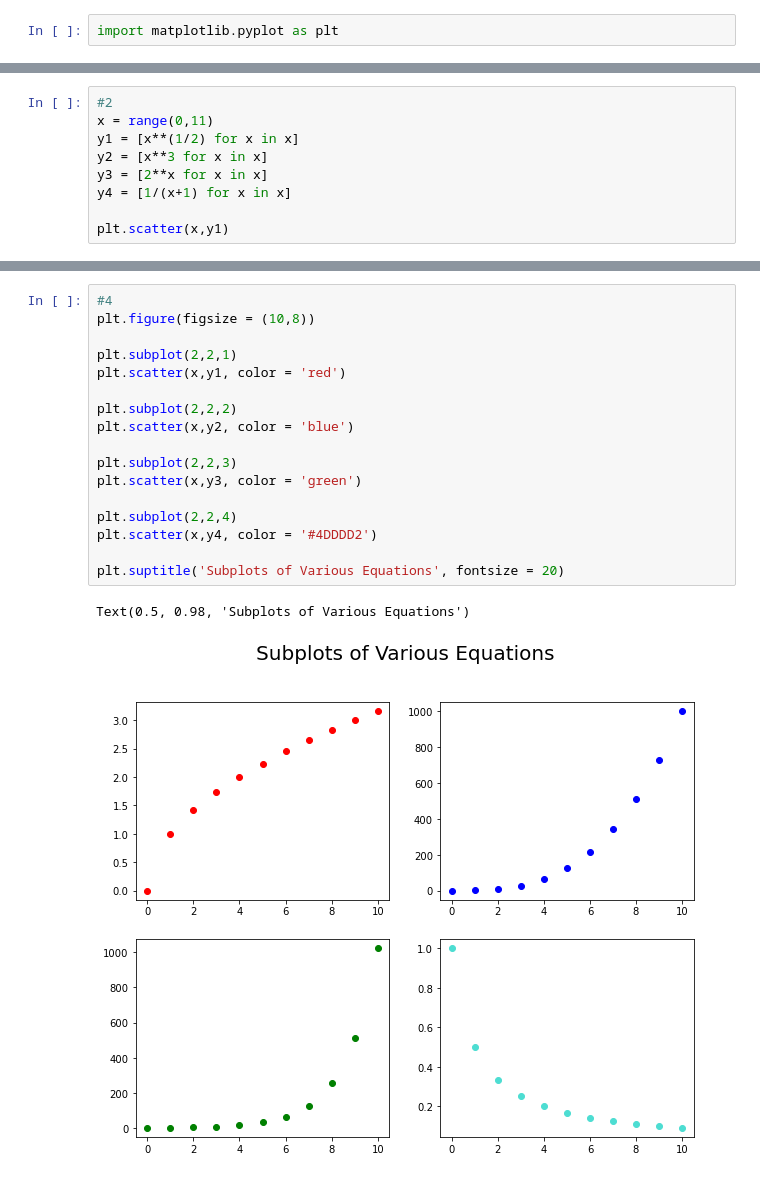
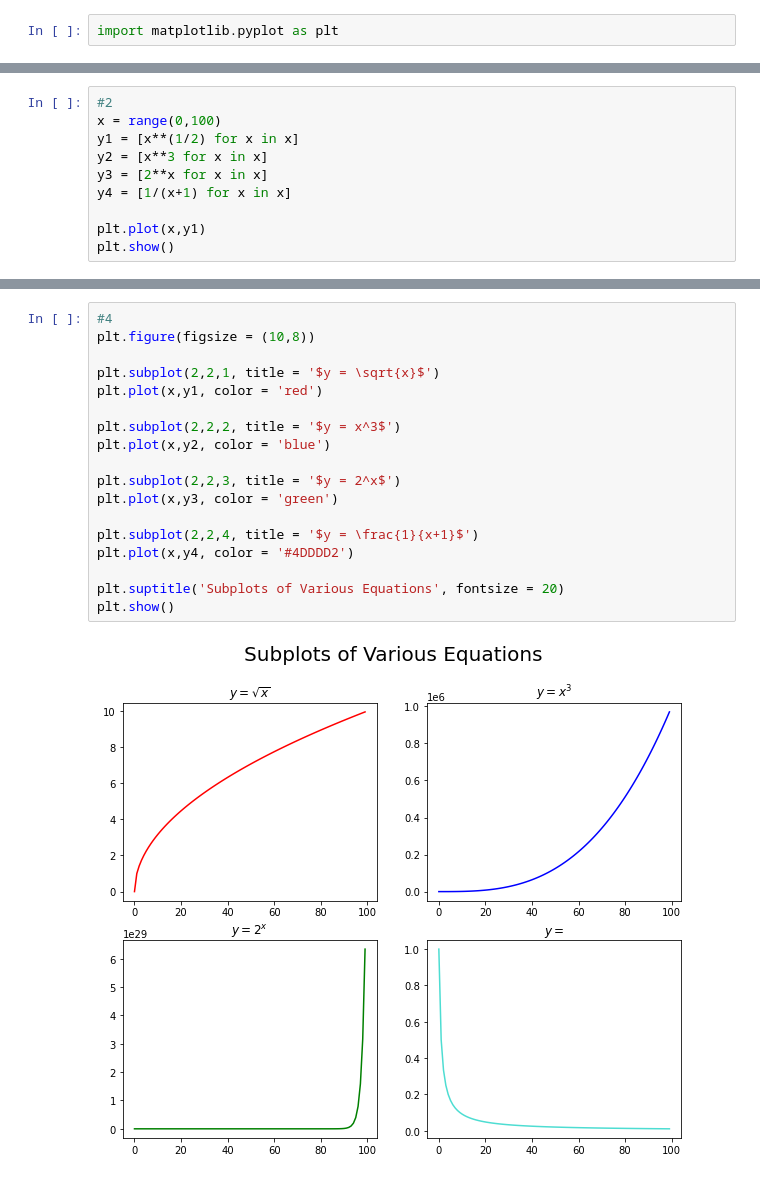
Before and after one commit to Miller-Ryan-1/numpy-pandas-visualization-exercises, a Jupyter notebook: matplotlib_exercises.ipynb, the cells around one changed output, grey strips where cells are left out. Cells and saved outputs as stored; diff of their text form.

```diff
--- a/matplotlib_exercises.ipynb
+++ b/matplotlib_exercises.ipynb
@@ -12,11 +13,12 @@ Text(-1.6, -0.6, '0,0')
 [figure]
 # %%
 #2
-x = range(0,11)
+x = range(0,100)
 y1 = [x**(1/2) for x in x]
 y2 = [x**3 for x in x]
 y3 = [2**x for x in x]
 y4 = [1/(x+1) for x in x]
 
-plt.scatter(x,y1)
+plt.plot(x,y1)
+plt.show()
 # %% [output]
@@ -43,20 +45,20 @@ plt.scatter(x,y4)
 # %%
 #4
 plt.figure(figsize = (10,8))
 
-plt.subplot(2,2,1)
-plt.scatter(x,y1, color = 'red')
+plt.subplot(2,2,1, title = '$y = \sqrt{x}$')
+plt.plot(x,y1, color = 'red')
 
-plt.subplot(2,2,2)
-plt.scatter(x,y2, color = 'blue')
+plt.subplot(2,2,2, title = '$y = x^3$')
+plt.plot(x,y2, color = 'blue')
 
-plt.subplot(2,2,3)
-plt.scatter(x,y3, color = 'green')
+plt.subplot(2,2,3, title = '$y = 2^x$')
+plt.plot(x,y3, color = 'green')
 
-plt.subplot(2,2,4)
-plt.scatter(x,y4, color = '#4DDDD2')
+plt.subplot(2,2,4, title = '$y = \frac{1}{x+1}$')
+plt.plot(x,y4, color = '#4DDDD2')
 
 plt.suptitle('Subplots of Various Equations', fontsize = 20)
+plt.show()
 # %% [output]
-Text(0.5, 0.98, 'Subplots of Various Equations')
-[figure, old version]
+[figure, new version]
```
Also changed, not shown: parts of 3 cells of this notebook, 1 other file.
